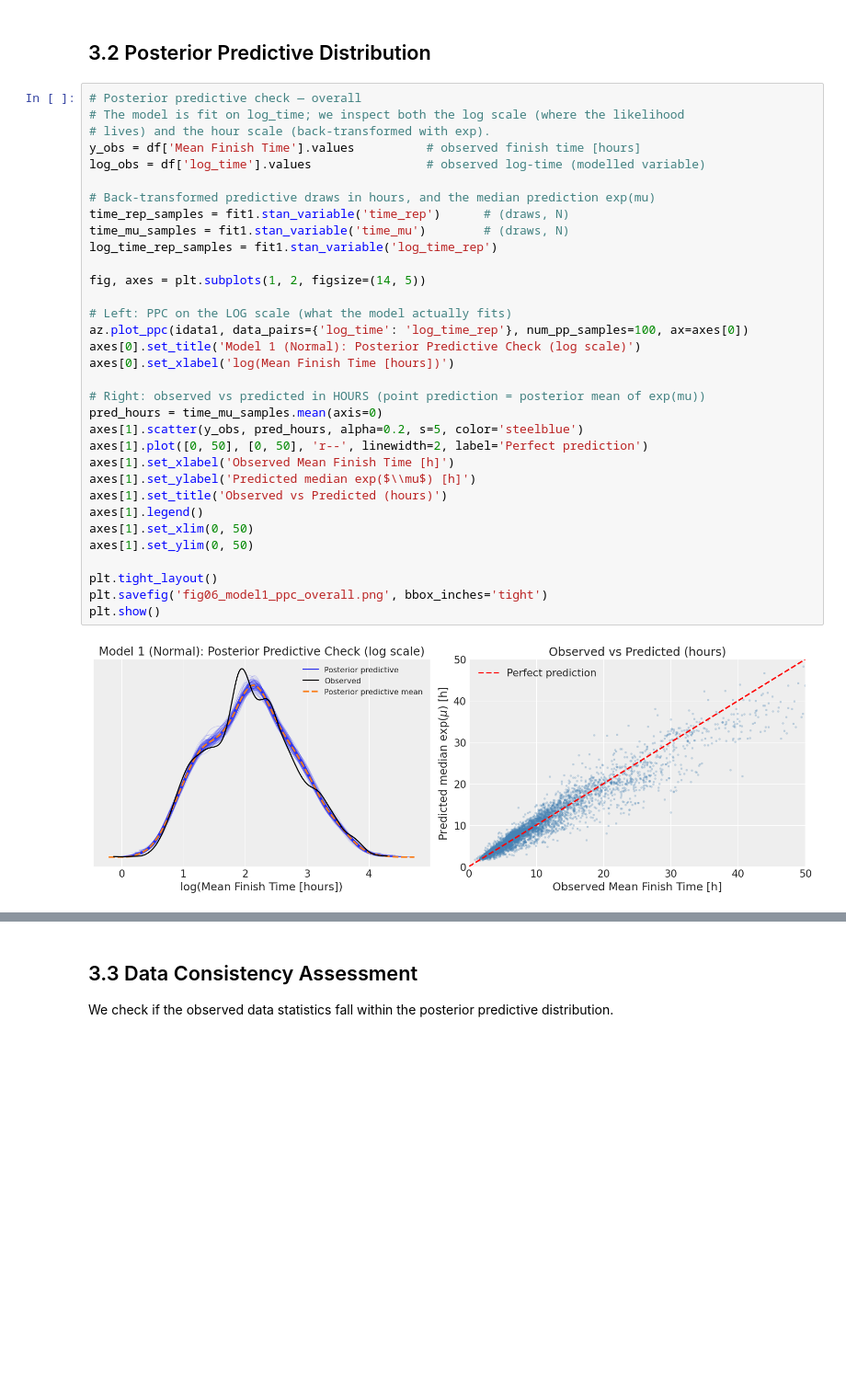
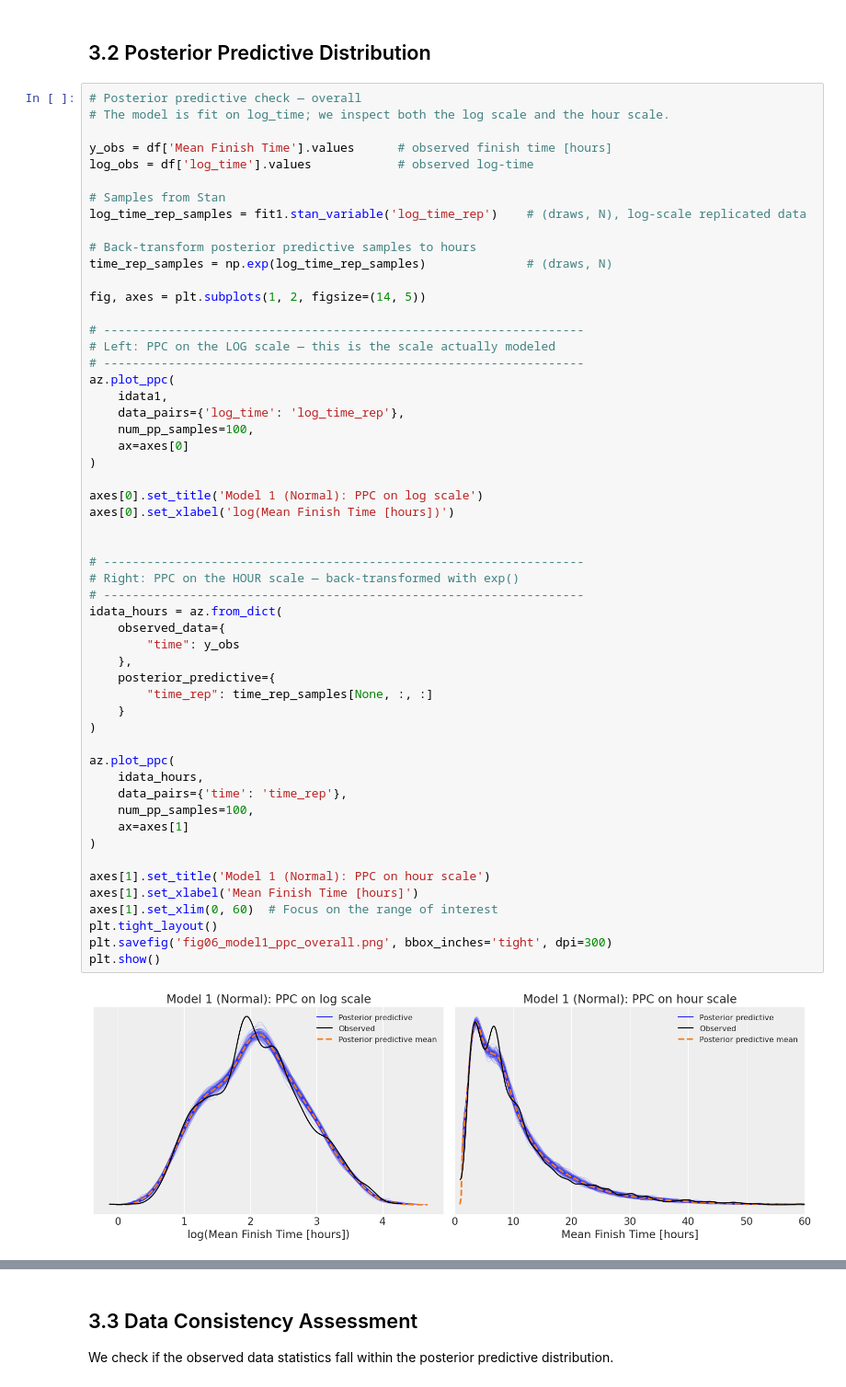
Before and after one commit to TomaszBryndza/utmb_race_finish_times_bayesian_analysis, a Jupyter notebook: 03_posterior_model1_normal.ipynb, the cells around one changed output, grey strips where cells are left out. Shown at 92% size. Cells and saved outputs as stored; diff of their text form; blank space fills up the shorter version.

```diff
--- a/03_posterior_model1_normal.ipynb
+++ b/03_posterior_model1_normal.ipynb
@@ -238,39 +238,60 @@ If any issues arise, potential mitigations:
 ## 3.2 Posterior Predictive Distribution
 # %%
 # Posterior predictive check — overall
-# The model is fit on log_time; we inspect both the log scale (where the likelihood
-# lives) and the hour scale (back-transformed with exp).
-y_obs = df['Mean Finish Time'].values          # observed finish time [hours]
-log_obs = df['log_time'].values                # observed log-time (modelled variable)
+# The model is fit on log_time; we inspect both the log scale and the hour scale.
 
-# Back-transformed predictive draws in hours, and the median prediction exp(mu)
-time_rep_samples = fit1.stan_variable('time_rep')      # (draws, N)
-time_mu_samples = fit1.stan_variable('time_mu')        # (draws, N)
-log_time_rep_samples = fit1.stan_variable('log_time_rep')
+y_obs = df['Mean Finish Time'].values      # observed finish time [hours]
+log_obs = df['log_time'].values            # observed log-time
+
+# Samples from Stan
+log_time_rep_samples = fit1.stan_variable('log_time_rep')    # (draws, N), log-scale replicated data
+
+# Back-transform posterior predictive samples to hours
+time_rep_samples = np.exp(log_time_rep_samples)              # (draws, N)
 
 fig, axes = plt.subplots(1, 2, figsize=(14, 5))
 
-# Left: PPC on the LOG scale (what the model actually fits)
-az.plot_ppc(idata1, data_pairs={'log_time': 'log_time_rep'}, num_pp_samples=100, ax=axes[0])
-axes[0].set_title('Model 1 (Normal): Posterior Predictive Check (log scale)')
+# -------------------------------------------------------------------
+# Left: PPC on the LOG scale — this is the scale actually modeled
+# -------------------------------------------------------------------
+az.plot_ppc(
+    idata1,
+    data_pairs={'log_time': 'log_time_rep'},
+    num_pp_samples=100,
+    ax=axes[0]
+)
+
+axes[0].set_title('Model 1 (Normal): PPC on log scale')
 axes[0].set_xlabel('log(Mean Finish Time [hours])')
 
-# Right: observed vs predicted in HOURS (point prediction = posterior mean of exp(mu))
-pred_hours = time_mu_samples.mean(axis=0)
-axes[1].scatter(y_obs, pred_hours, alpha=0.2, s=5, color='steelblue')
-axes[1].plot([0, 50], [0, 50], 'r--', linewidth=2, label='Perfect prediction')
-axes[1].set_xlabel('Observed Mean Finish Time [h]')
-axes[1].set_ylabel('Predicted median exp($\\mu$) [h]')
-axes[1].set_title('Observed vs Predicted (hours)')
-axes[1].legend()
-axes[1].set_xlim(0, 50)
-axes[1].set_ylim(0, 50)
 
+# -------------------------------------------------------------------
+# Right: PPC on the HOUR scale — back-transformed with exp()
+# -------------------------------------------------------------------
+idata_hours = az.from_dict(
+    observed_data={
+        "time": y_obs
+    },
+    posterior_predictive={
+        "time_rep": time_rep_samples[None, :, :]
+    }
+)
+
+az.plot_ppc(
+    idata_hours,
+    data_pairs={'time': 'time_rep'},
+    num_pp_samples=100,
+    ax=axes[1]
+)
+
+axes[1].set_title('Model 1 (Normal): PPC on hour scale')
+axes[1].set_xlabel('Mean Finish Time [hours]')
+axes[1].set_xlim(0, 60)  # Focus on the range of interest
 plt.tight_layout()
-plt.savefig('fig06_model1_ppc_overall.png', bbox_inches='tight')
+plt.savefig('fig06_model1_ppc_overall.png', bbox_inches='tight', dpi=300)
 plt.show()
 # %% [output]
-[figure, old version]
+[figure, new version]
 # %%
 # Posterior predictive — summary statistics comparison (on the HOUR scale)
 # Use back-transformed replicates time_rep = exp(log_time_rep).
```
Also changed, not shown: parts of 12 cells of this notebook, 23 other files.
